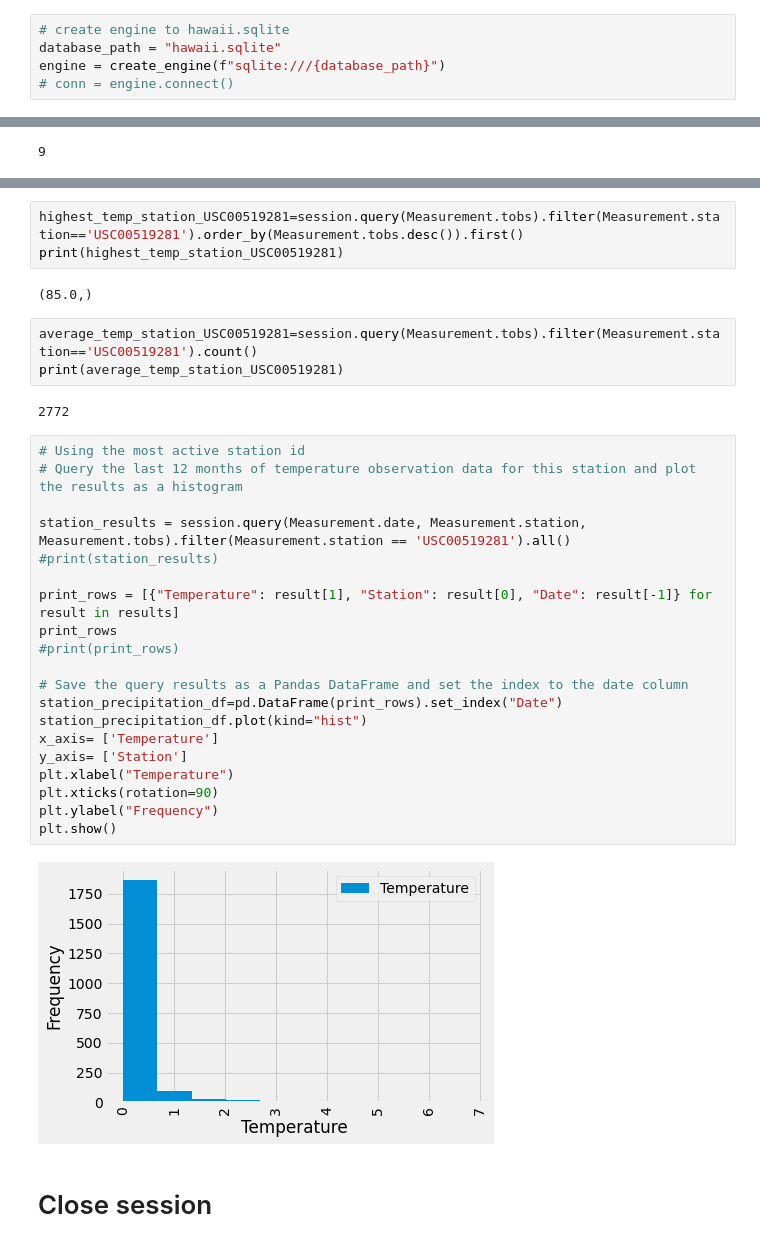
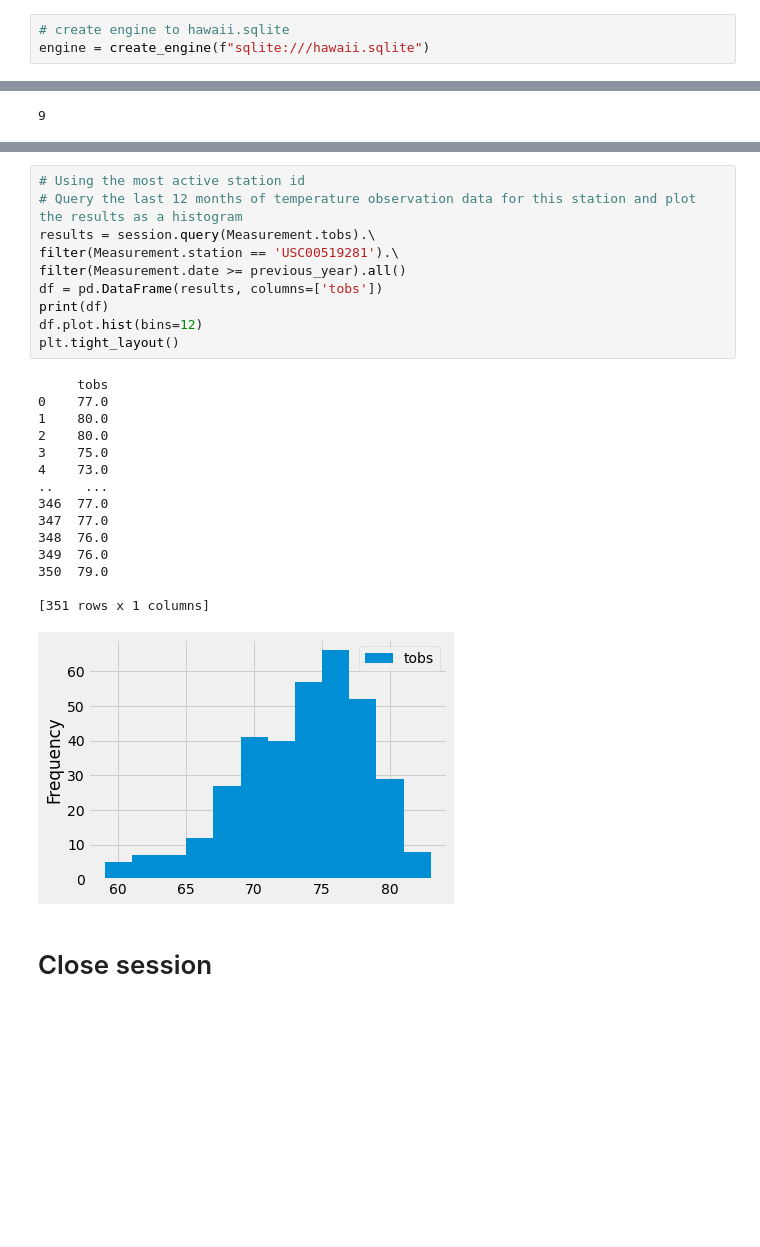
Before and after one commit to lakemp2345/sqlalchemy-challenge, a Jupyter notebook: climate_starter.ipynb, the cells around one changed output, grey strips where cells are left out. Cells and saved outputs as stored; diff of their text form; blank space fills up the shorter version.

```diff
--- a/climate_starter.ipynb
+++ b/climate_starter.ipynb
@@ -17,8 +17,6 @@ from sqlalchemy.orm import Session
 from sqlalchemy import create_engine, func
 # %%
 # create engine to hawaii.sqlite
-database_path = "hawaii.sqlite"
-engine = create_engine(f"sqlite:///{database_path}")
-# conn = engine.connect()
+engine = create_engine(f"sqlite:///hawaii.sqlite")
 # %%
 # reflect an existing database into a new model
@@ -190,35 +112,29 @@ print(lowest_temp_station_USC00519281)
-# %%
-highest_temp_station_USC00519281=session.query(Measurement.tobs).filter(Measurement.station=='USC00519281').order_by(Measurement.tobs.desc()).first()
-print(highest_temp_station_USC00519281)
-# %% [output]
-(85.0,)
-# %%
-average_temp_station_USC00519281=session.query(Measurement.tobs).filter(Measurement.station=='USC00519281').count()
-print(average_temp_station_USC00519281)
-# %% [output]
-2772
 # %%
 # Using the most active station id
 # Query the last 12 months of temperature observation data for this station and plot the results as a histogram
-
-station_results = session.query(Measurement.date, Measurement.station, Measurement.tobs).filter(Measurement.station == 'USC00519281').all()
-#print(station_results)
-
-print_rows = [{"Temperature": result[1], "Station": result[0], "Date": result[-1]} for result in results]
-print_rows
-#print(print_rows)
-
-# Save the query results as a Pandas DataFrame and set the index to the date column
-station_precipitation_df=pd.DataFrame(print_rows).set_index("Date")
-station_precipitation_df.plot(kind="hist")
-x_axis= ['Temperature']
-y_axis= ['Station']
-plt.xlabel("Temperature")
-plt.xticks(rotation=90)
-plt.ylabel("Frequency")
-plt.show()
+results = session.query(Measurement.tobs).\
+filter(Measurement.station == 'USC00519281').\
+filter(Measurement.date >= previous_year).all()
+df = pd.DataFrame(results, columns=['tobs'])
+print(df)
+df.plot.hist(bins=12)
+plt.tight_layout()
 # %% [output]
+     tobs
+0    77.0
+1    80.0
+2    80.0
+3    75.0
+4    73.0
+..    ...
+346  77.0
+347  77.0
+348  76.0
+349  76.0
+350  79.0
+
+[351 rows x 1 columns]
-[figure, old version]
+[figure, new version]
 # %% [markdown]
 # Close session
 # %%
```
Also changed, not shown: parts of 15 cells of this notebook.
